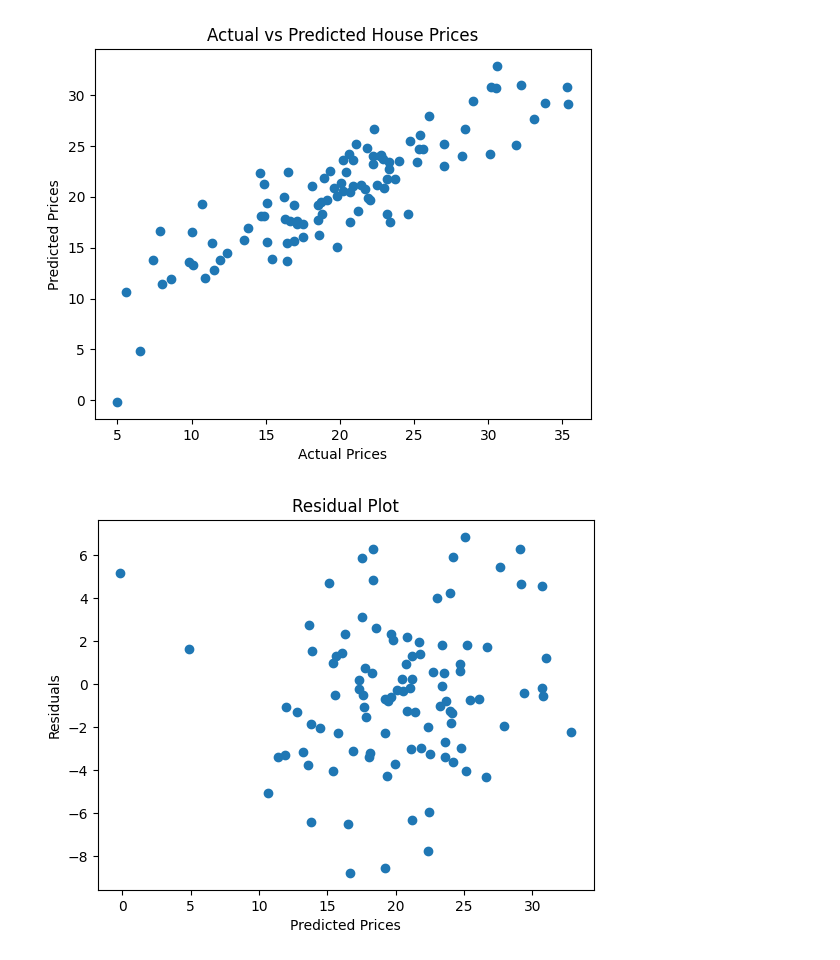
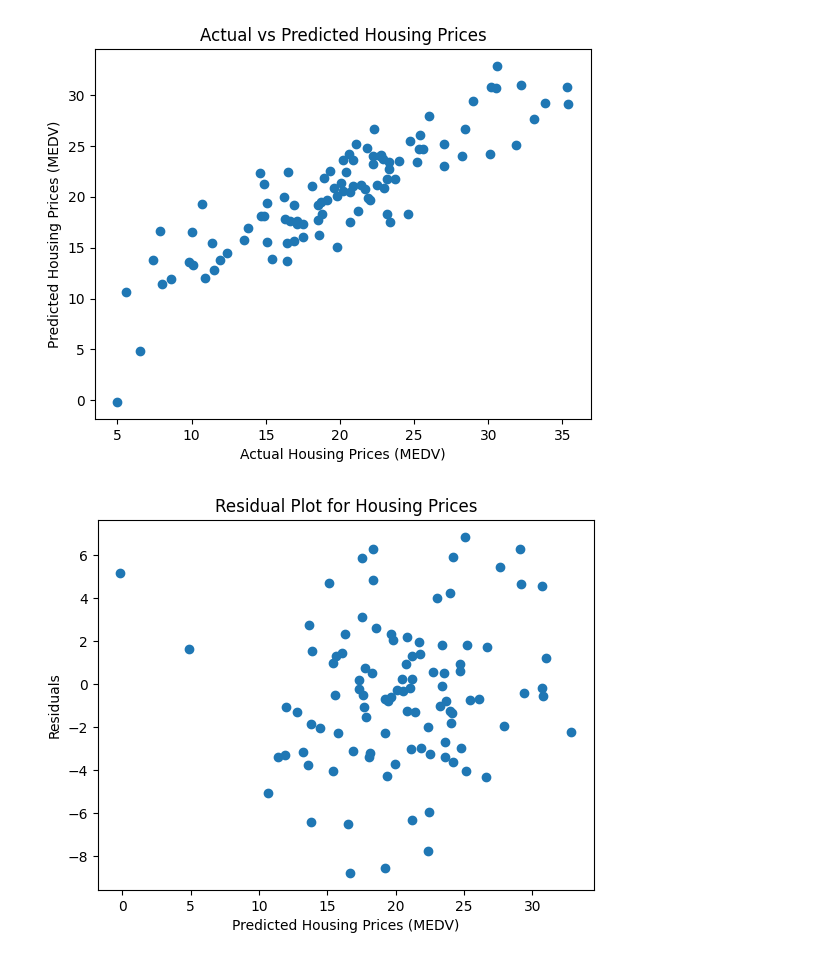
Before and after one commit to balaabirami72-sys/Boston-House-Price-Prediction-using-Regression, a Jupyter notebook: Boston_House_Price_Prediction_using_Regression.ipynb, the cells around one changed output. Saved outputs shown, nothing was run; the diff lists cells and outputs as text; code cells hidden in the pictures.

```diff
--- a/Boston_House_Price_Prediction_using_Regression.ipynb
+++ b/Boston_House_Price_Prediction_using_Regression.ipynb
@@ -31,10 +31,17 @@ print("\nMissing Values After Cleaning:")
 print(df.isnull().sum())
 
 # ---------------- TARGET COLUMN ----------------
-target = "MEDV"   # Boston dataset target column
+target = "MEDV"   # Changed from "Risk_Score" to the correct column for this dataset (Median Value of owner-occupied homes)
 
 X = df.drop(target, axis=1)
 y = df[target]
+
+# Identify categorical columns (usually 'object' dtype)
+categorical_features = X.select_dtypes(include=['object']).columns
+
+# Convert categorical features to numerical using one-hot encoding
+if not categorical_features.empty:
+    X = pd.get_dummies(X, columns=categorical_features, drop_first=True)
 
 # ---------------- TRAIN TEST SPLIT ----------------
 X_train, X_test, y_train, y_test = train_test_split(
@@ -60,9 +67,9 @@ print("R2 Score:", round(r2,4))
 # ---------------- ACTUAL VS PREDICTED GRAPH ----------------
 plt.figure()
 plt.scatter(y_test, y_pred)
-plt.xlabel("Actual Prices")
-plt.ylabel("Predicted Prices")
-plt.title("Actual vs Predicted House Prices")
+plt.xlabel("Actual Housing Prices (MEDV)")
+plt.ylabel("Predicted Housing Prices (MEDV)")
+plt.title("Actual vs Predicted Housing Prices") # Updated title for clarity
 plt.show()
 
 # ---------------- RESIDUAL PLOT ----------------
@@ -70,9 +77,9 @@ residuals = y_test - y_pred
 
 plt.figure()
 plt.scatter(y_pred, residuals)
-plt.xlabel("Predicted Prices")
+plt.xlabel("Predicted Housing Prices (MEDV)")
 plt.ylabel("Residuals")
-plt.title("Residual Plot")
+plt.title("Residual Plot for Housing Prices") # Updated title for clarity
 plt.show()
 # %% [output]
 [interactive output not drawn]
@@ -81,17 +88,17 @@ Loaded File: Schedly_Boston_Housing_Unique.csv
 
 First 5 Rows:
       CRIM   ZN  INDUS  CHAS    NOX     RM   AGE     DIS  RAD  TAX  PTRATIO  \
 0  4.01613  0.0   2.10     0  0.726  5.605  19.7  5.1548   24  662     17.6
 1  2.41050  0.0   6.41     0  0.783  4.860  36.1  4.6882    7  344     16.2
 2  6.28489  0.0  24.61     0  0.549  5.437  81.4  3.7737   24  649     20.9
 3  0.11503  0.0  15.69     0  0.688  5.489  47.9  6.4962    2  305     21.3
 4  5.94187  0.0   1.12     0  0.707  7.220  45.1  1.8620    5  298     13.0
 
         B  LSTAT  MEDV
 ... (23 lines left out)
 Model Performance:
 Mean Squared Error (MSE): 11.04
 Root Mean Squared Error (RMSE): 3.3226
 R2 Score: 0.7529
-[figure, old version]
+[figure, new version]
-[figure, old version]
+[figure, new version]
```
Also changed, not shown: parts of 1 cell of this notebook.
